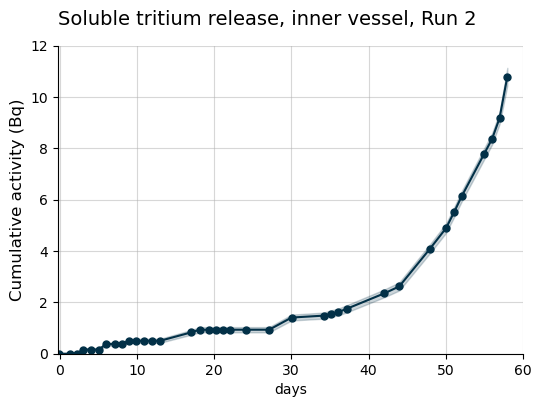
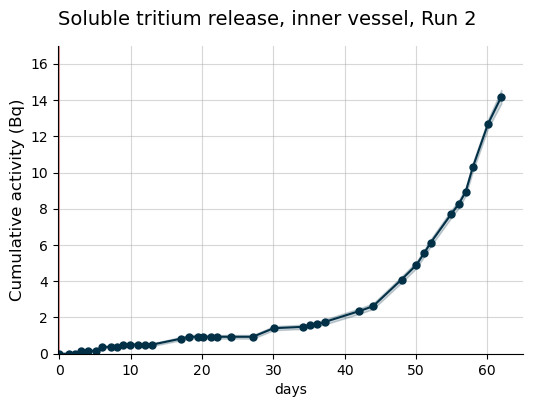
The change to this notebook cell's code, shown as a diff; its figure went from the first image to the second:
--- before
+++ after
@@ -25,6 +25,6 @@
 
 plt.title("Soluble tritium release, inner vessel, Run 2", loc="left", fontsize=14, pad=15)
-plt.ylim(top=12)
-plt.xlim(right = 60)
+plt.ylim(top=17)
+plt.xlim(right = 65)
 plt.xlim(left = -0.2)
 plt.xlabel("days")

Commit: New LSC data